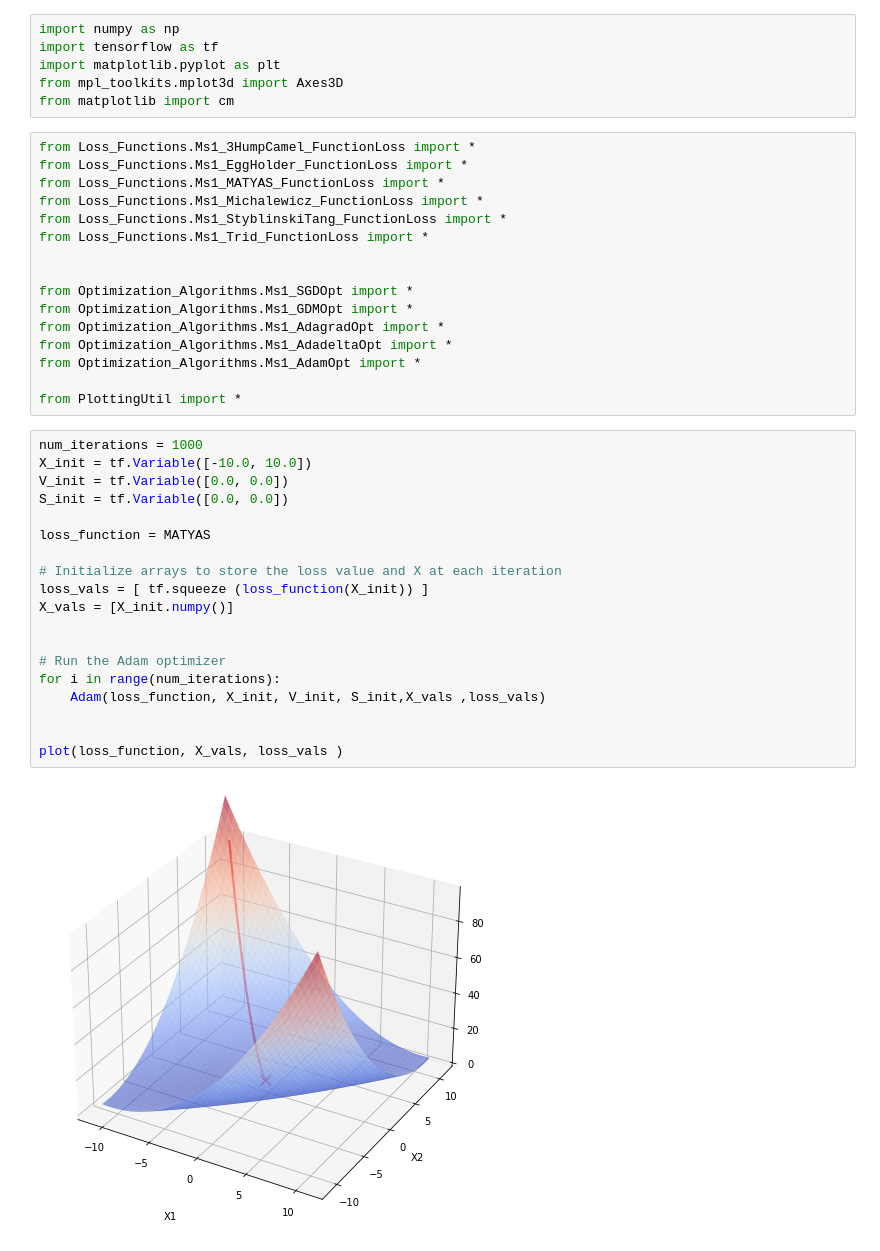
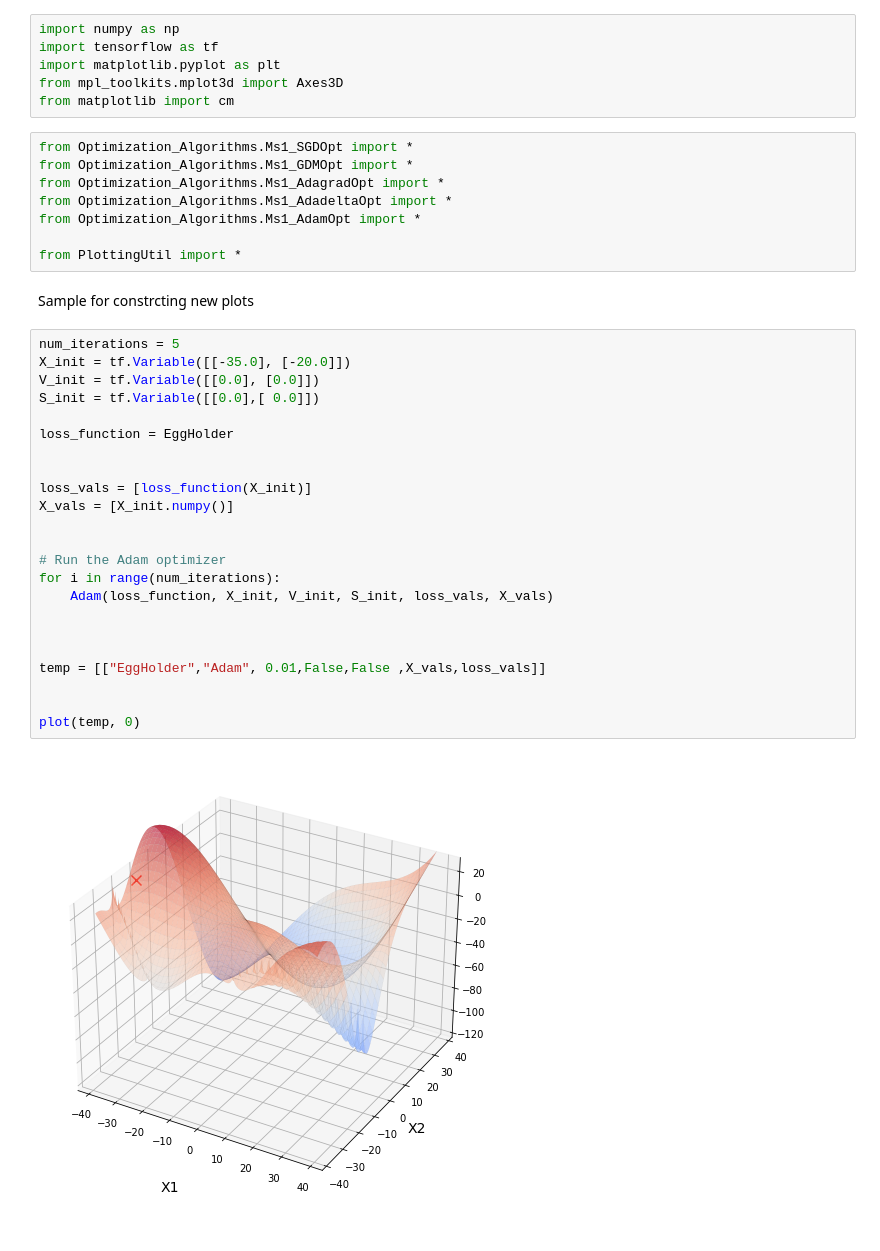
Before and after one commit to WaleedAlzamil80/Optimization-Image-Classifiers, a Jupyter notebook: Milestone_1/Plotting.ipynb, the cells around one changed output. Cells and saved outputs as stored; diff of their text form.

Commit message:
all the plots works except "Trid" and "Michalewicz":

```diff
--- a/Milestone_1/Plotting.ipynb
+++ b/Milestone_1/Plotting.ipynb
@@ -5,14 +5,6 @@ import matplotlib.pyplot as plt
 from mpl_toolkits.mplot3d import Axes3D
 from matplotlib import cm
 # %%
-from Loss_Functions.Ms1_3HumpCamel_FunctionLoss import *
-from Loss_Functions.Ms1_EggHolder_FunctionLoss import *
-from Loss_Functions.Ms1_MATYAS_FunctionLoss import *
-from Loss_Functions.Ms1_Michalewicz_FunctionLoss import *
-from Loss_Functions.Ms1_StyblinskiTang_FunctionLoss import *
-from Loss_Functions.Ms1_Trid_FunctionLoss import *
-
-
 from Optimization_Algorithms.Ms1_SGDOpt import *
 from Optimization_Algorithms.Ms1_GDMOpt import *
 from Optimization_Algorithms.Ms1_AdagradOpt import *
@@ -20,24 +12,30 @@ from Optimization_Algorithms.Ms1_AdadeltaOpt import *
 from Optimization_Algorithms.Ms1_AdamOpt import *
 
 from PlottingUtil import *
+# %% [markdown]
+Sample for constrcting new plots
 # %%
-num_iterations = 1000
-X_init = tf.Variable([-10.0, 10.0])
-V_init = tf.Variable([0.0, 0.0])
-S_init = tf.Variable([0.0, 0.0])
+num_iterations = 5
+X_init = tf.Variable([[-35.0], [-20.0]])
+V_init = tf.Variable([[0.0], [0.0]])
+S_init = tf.Variable([[0.0],[ 0.0]])
 
-loss_function = MATYAS
+loss_function = EggHolder
 
-# Initialize arrays to store the loss value and X at each iteration
-loss_vals = [ tf.squeeze (loss_function(X_init)) ]
+
+loss_vals = [loss_function(X_init)]
 X_vals = [X_init.numpy()]
 
 
 # Run the Adam optimizer
 for i in range(num_iterations):
-    Adam(loss_function, X_init, V_init, S_init,X_vals ,loss_vals)
+    Adam(loss_function, X_init, V_init, S_init, loss_vals, X_vals)
 
 
-plot(loss_function, X_vals, loss_vals )
+
+temp = [["EggHolder","Adam", 0.01,False,False ,X_vals,loss_vals]]
+
+
+plot(temp, 0)
 # %% [output]
-[figure, old version]
+[figure, new version]
```
Also changed, not shown: parts of 4 cells of this notebook, 5 other files.
